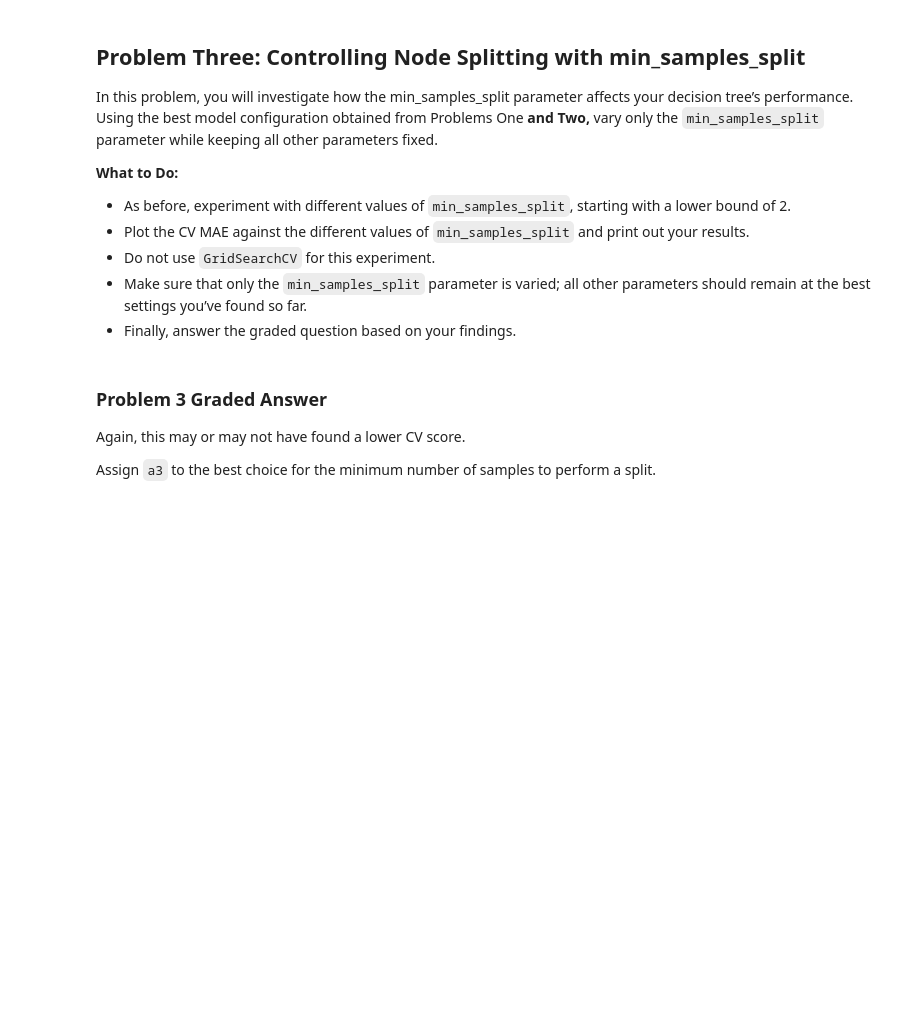
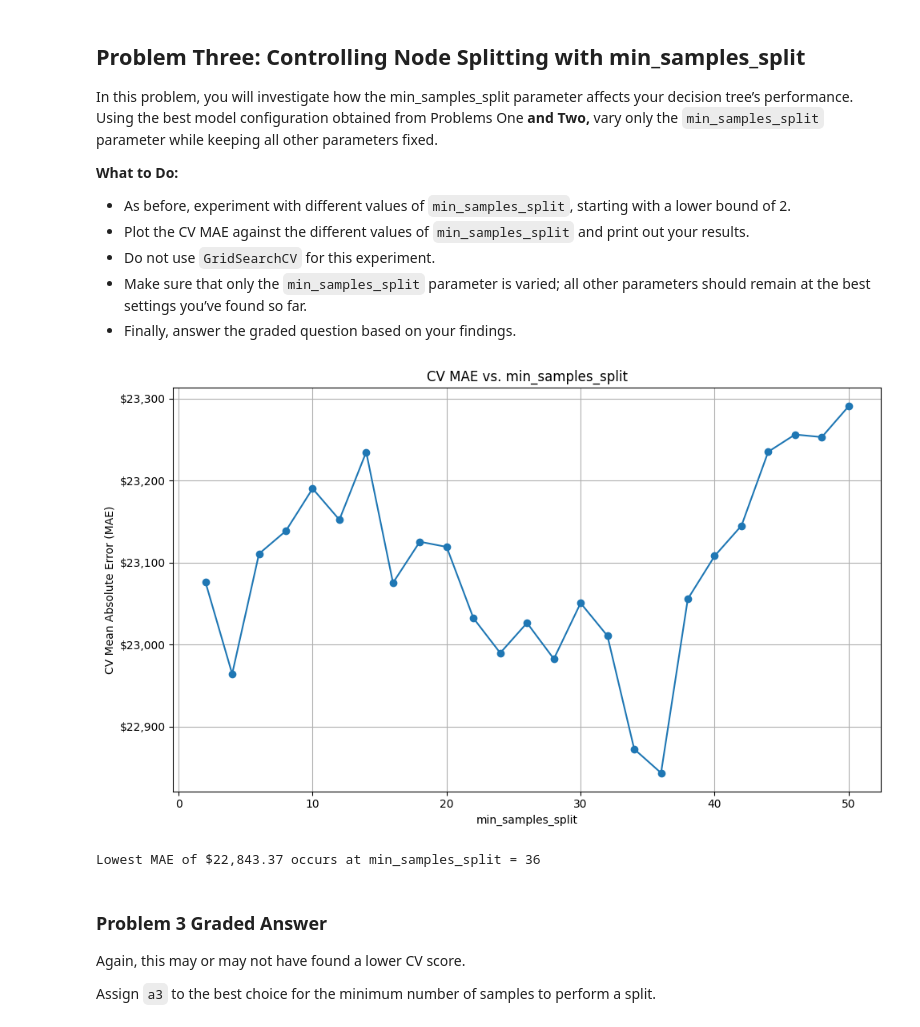
Before and after one commit to amc200092845471/Module-3-Assignments, a Jupyter notebook: Homework_06.ipynb, the cells around one changed output. Cells and saved outputs as stored; diff of their text form; code cells hidden in the pictures; blank space fills up the shorter version.

```diff
--- a/Homework_06.ipynb
+++ b/Homework_06.ipynb
@@ -352,7 +450,7 @@ is the same as the maximum value.
 # %%
 # Your answer here
 
-a2 = 0                    # Replace 0 with an expression or a variable
+a2 = best_max_features                    # Replace 0 with an expression or a variable
 # %%
 # DO NOT change this cell in any way
 
@@ -376,3 +472,38 @@ In this problem, you will investigate how the min_samples_split parameter affect
+# %%
+# Your code here
+
+split_range = list(range(2, 51, 2))
+split_mae_scores = []
+
+best_max_features = a2
+
+# Run model for each value of min_samples_split
+for min_split in split_range:
+    mae = run_decision_tree_regressor(X_train, y_train,
+                                      max_depth=8,
+                                      max_leaf_nodes=80,
+                                      max_features=best_max_features,
+                                      min_samples_split=min_split)
+    split_mae_scores.append(mae)
+
+best_split = split_range[np.argmin(split_mae_scores)]
+best_mae = min(split_mae_scores)
+
+plt.figure(figsize=(10, 6))
+plt.plot(split_range, split_mae_scores, marker='o')
+plt.xlabel("min_samples_split")
+plt.ylabel("CV Mean Absolute Error (MAE)")
+plt.title("CV MAE vs. min_samples_split")
+plt.gca().yaxis.set_major_formatter(mticker.FuncFormatter(dollar_format))
+plt.grid(True)
+plt.tight_layout()
+plt.show()
+
+
+print(f"Lowest MAE of ${best_mae:,.2f} occurs at min_samples_split = {best_split}")
+# %% [output]
+[figure, added]
+Lowest MAE of $22,843.37 occurs at min_samples_split = 36
 # %% [markdown]
 ### Problem 3 Graded Answer
 
```
Also changed, not shown: parts of 29 cells of this notebook, 2 other files.
